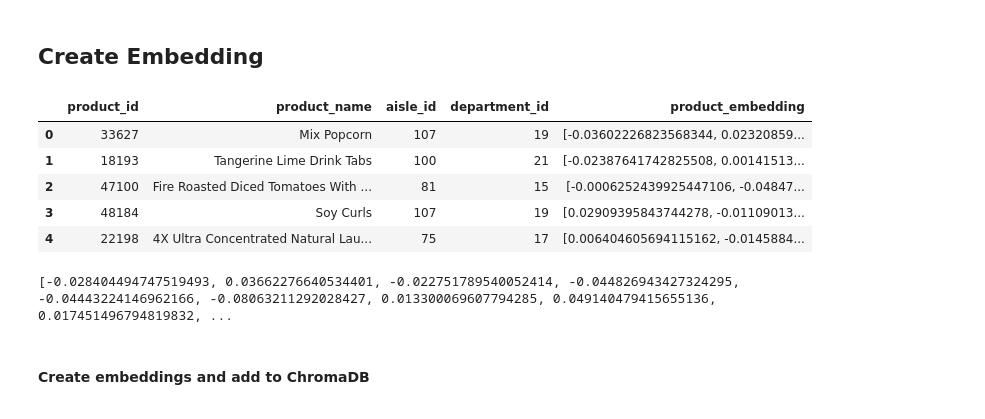
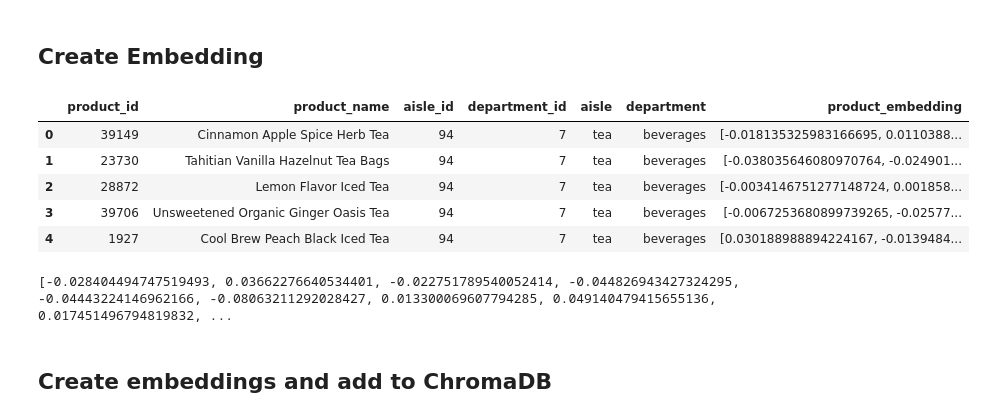
Before and after one commit to cherish-noe/product-recommendation-using-llm, a Jupyter notebook: notebooks/prepare_data.ipynb, the cells around one changed output. Saved outputs shown, nothing was run; the diff lists cells and outputs as text; code cells hidden in the pictures.

```diff
--- a/notebooks/prepare_data.ipynb
+++ b/notebooks/prepare_data.ipynb
@@ -112,22 +63,22 @@ df['product_embedding'] = df.product_name.apply(lambda x: get_embedding(x, model
 # %%
 df.to_csv('../data/processed/product_embeddings.csv', index=False)
 # %%
-embedding_df = pd.read_csv("data/product_embeddings.csv")
+embedding_df = pd.read_csv("../data/processed/product_embeddings.csv")
 embedding_df.head()
 # %% [output]
-|  | product_id | product_name | aisle_id | department_id | product_embedding |
-| 0 | 33627 | Mix Popcorn | 107 | 19 | [-0.03602226823568344, 0.02320859... |
-| 1 | 18193 | Tangerine Lime Drink Tabs | 100 | 21 | [-0.02387641742825508, 0.00141513... |
-| 2 | 47100 | Fire Roasted Diced Tomatoes With ... | 81 | 15 | [-0.0006252439925447106, -0.04847... |
-| 3 | 48184 | Soy Curls | 107 | 19 | [0.02909395843744278, -0.01109013... |
-| 4 | 22198 | 4X Ultra Concentrated Natural Lau... | 75 | 17 | [0.006404605694115162, -0.0145884... |
+|  | product_id | product_name | aisle_id | department_id | aisle | department | product_embedding |
+| 0 | 39149 | Cinnamon Apple Spice Herb Tea | 94 | 7 | tea | beverages | [-0.018135325983166695, 0.0110388... |
+| 1 | 23730 | Tahitian Vanilla Hazelnut Tea Bags | 94 | 7 | tea | beverages | [-0.038035646080970764, -0.024901... |
+| 2 | 28872 | Lemon Flavor Iced Tea | 94 | 7 | tea | beverages | [-0.0034146751277148724, 0.001858... |
+| 3 | 39706 | Unsweetened Organic Ginger Oasis Tea | 94 | 7 | tea | beverages | [-0.0067253680899739265, -0.02577... |
+| 4 | 1927 | Cool Brew Peach Black Iced Tea | 94 | 7 | tea | beverages | [0.030188988894224167, -0.0139484... |
 # %%
 result = get_embedding("Mix Popcorn	")
 print(result)
 # %% [output]
 [-0.028404494747519493, 0.03662276640534401, -0.022751789540052414, -0.044826943427324295, -0.04443224146962166, -0.08063211292028427, 0.013300069607794285, 0.049140479415655136, 0.017451496794819832, ...
 # %% [markdown]
-#### Create embeddings and add to ChromaDB
+## Create embeddings and add to ChromaDB
 # %%
 import chromadb
 
```
Also changed, not shown: parts of 27 cells of this notebook, 3 other files.
